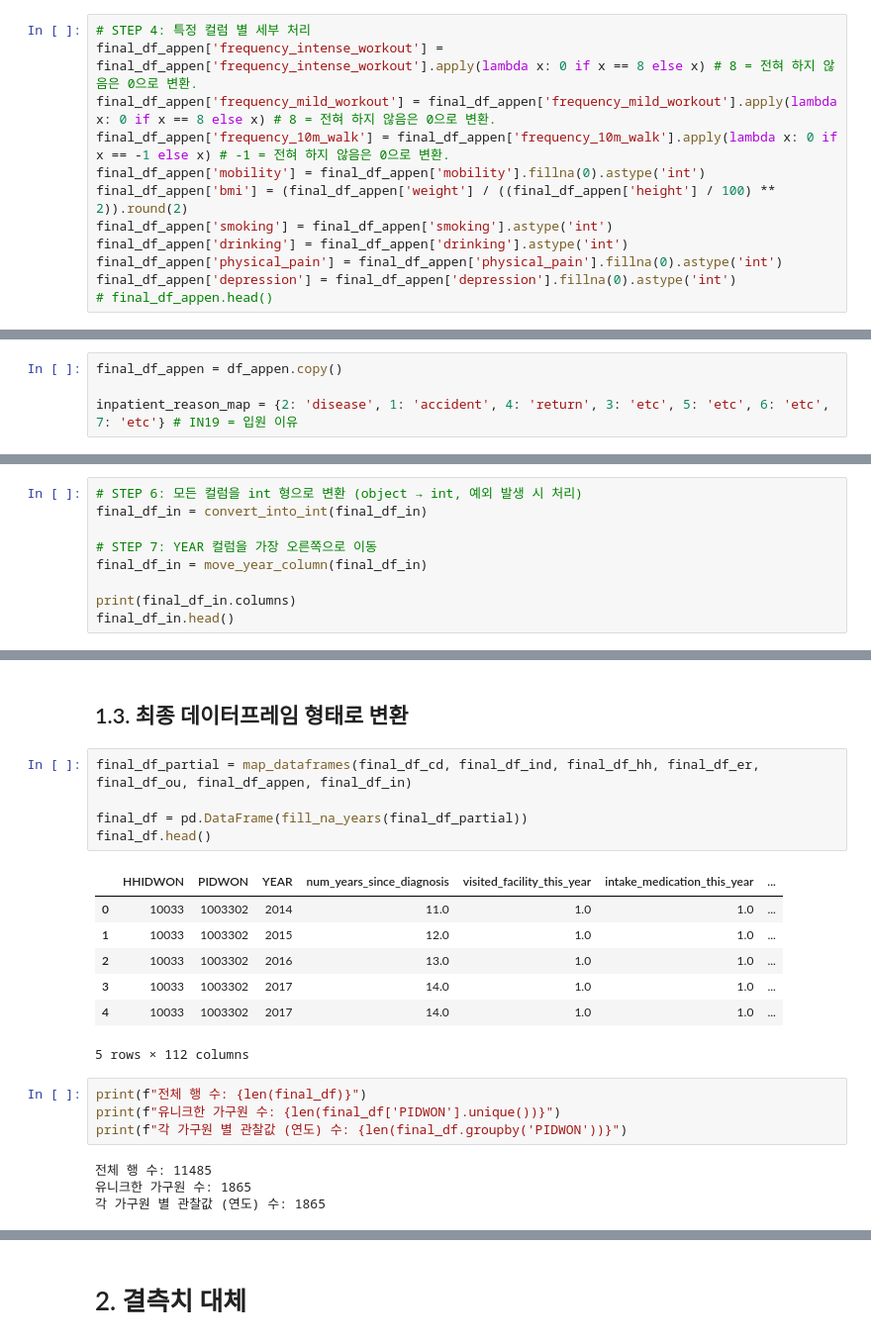
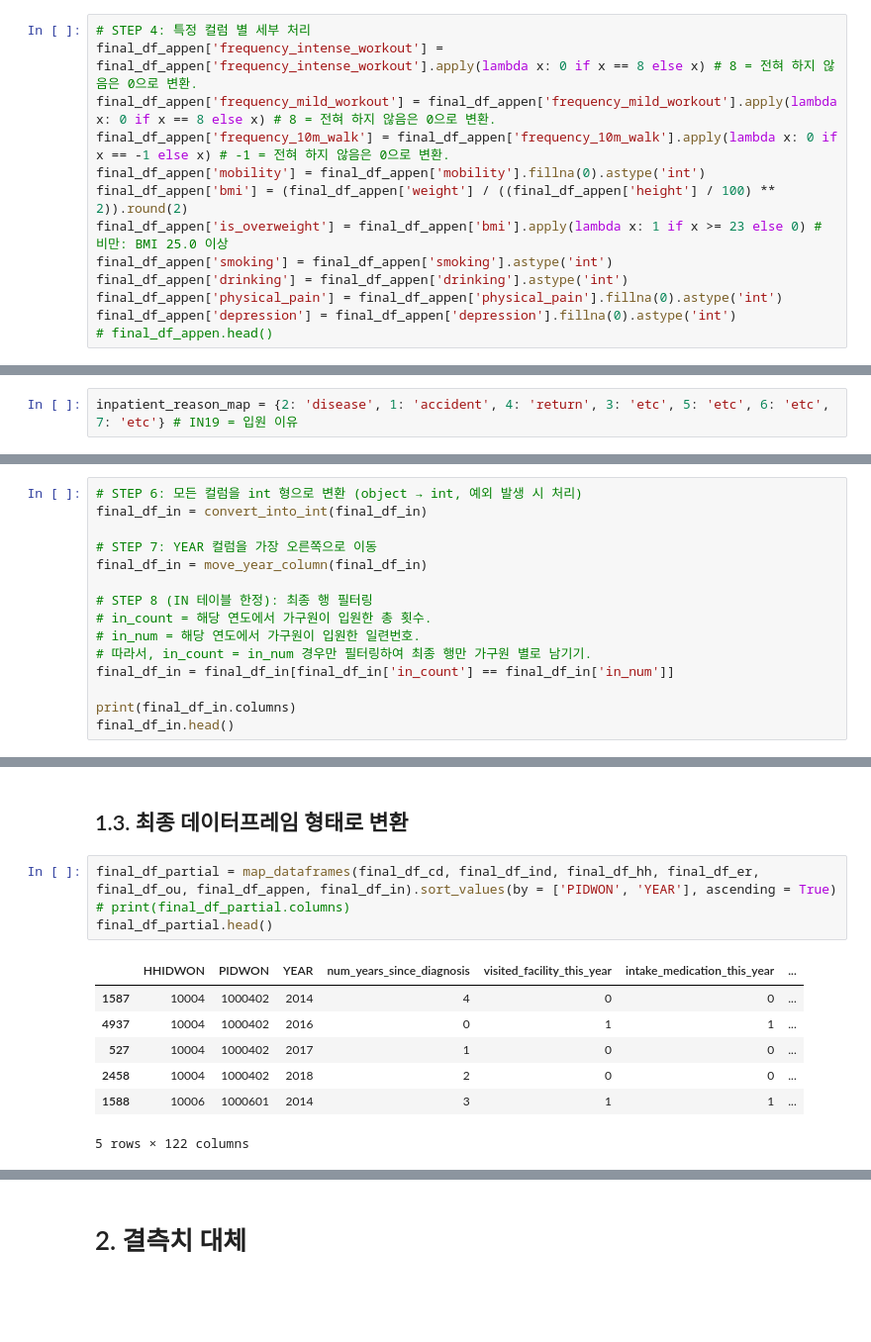
Before and after one commit to hyun-ko-DS/MedExpensePrediction, a Jupyter notebook: main.ipynb, the cells around one changed output, grey strips where cells are left out. Shown at 99% size. Drawn from its saved outputs; the diff is of its cells as text; blank space fills up the shorter version.

```diff
--- a/main.ipynb
+++ b/main.ipynb
@@ -899,6 +834,7 @@ final_df_appen['frequency_mild_workout'] = final_df_appen['frequency_mild_workou
 final_df_appen['frequency_10m_walk'] = final_df_appen['frequency_10m_walk'].apply(lambda x: 0 if x == -1 else x) # -1 = 전혀 하지 않음은 0으로 변환.
 final_df_appen['mobility'] = final_df_appen['mobility'].fillna(0).astype('int')
 final_df_appen['bmi'] = (final_df_appen['weight'] / ((final_df_appen['height'] / 100) ** 2)).round(2)
+final_df_appen['is_overweight'] = final_df_appen['bmi'].apply(lambda x: 1 if x >= 23 else 0) # 비만: BMI 25.0 이상
 final_df_appen['smoking'] = final_df_appen['smoking'].astype('int')
 final_df_appen['drinking'] = final_df_appen['drinking'].astype('int')
 final_df_appen['physical_pain'] = final_df_appen['physical_pain'].fillna(0).astype('int')
@@ -1009,8 +946,6 @@ df_in = filtered_df_in[columns_in]
 final_df_in = df_in.copy()
 # final_df_in.head()
 # %%
-final_df_appen = df_appen.copy()
-
 inpatient_reason_map = {2: 'disease', 1: 'accident', 4: 'return', 3: 'etc', 5: 'etc', 6: 'etc', 7: 'etc'} # IN19 = 입원 이유
 # %%
 map_cols = ['IN19']
@@ -1040,6 +975,12 @@ final_df_in = convert_into_int(final_df_in)
 # STEP 7: YEAR 컬럼을 가장 오른쪽으로 이동
 final_df_in = move_year_column(final_df_in)
 
+# STEP 8 (IN 테이블 한정): 최종 행 필터링
+# in_count = 해당 연도에서 가구원이 입원한 총 횟수.
+# in_num = 해당 연도에서 가구원이 입원한 일련번호.
+# 따라서, in_count = in_num 경우만 필터링하여 최종 행만 가구원 별로 남기기.
+final_df_in = final_df_in[final_df_in['in_count'] == final_df_in['in_num']]
+
 print(final_df_in.columns)
 final_df_in.head()
 # %% [output]
@@ -1056,23 +997,14 @@ Index(['HHIDWON', 'PIDWON', 'in_count', 'in_num', 'in_num_days',
 # %% [markdown]
 ## 1.3. 최종 데이터프레임 형태로 변환
 # %%
-final_df_partial = map_dataframes(final_df_cd, final_df_ind, final_df_hh, final_df_er, final_df_ou, final_df_appen, final_df_in)
-
-final_df = pd.DataFrame(fill_na_years(final_df_partial))
-final_df.head()
+final_df_partial = map_dataframes(final_df_cd, final_df_ind, final_df_hh, final_df_er, final_df_ou, final_df_appen, final_df_in).sort_values(by = ['PIDWON', 'YEAR'], ascending = True)
+# print(final_df_partial.columns)
+final_df_partial.head()
 # %% [output]
 |  | HHIDWON | PIDWON | YEAR | num_years_since_diagnosis | visited_facility_this_year | intake_medication_this_year | ... |
-| 0 | 10033 | 1003302 | 2014 | 11.0 | 1.0 | 1.0 | ... |
-| 1 | 10033 | 1003302 | 2015 | 12.0 | 1.0 | 1.0 | ... |
-| 2 | 10033 | 1003302 | 2016 | 13.0 | 1.0 | 1.0 | ... |
-| 3 | 10033 | 1003302 | 2017 | 14.0 | 1.0 | 1.0 | ... |
-| 4 | 10033 | 1003302 | 2017 | 14.0 | 1.0 | 1.0 | ... |
+| 1587 | 10004 | 1000402 | 2014 | 4 | 0 | 0 | ... |
+| 4937 | 10004 | 1000402 | 2016 | 0 | 1 | 1 | ... |
+| 527 | 10004 | 1000402 | 2017 | 1 | 0 | 0 | ... |
+| 2458 | 10004 | 1000402 | 2018 | 2 | 0 | 0 | ... |
+| 1588 | 10006 | 1000601 | 2014 | 3 | 1 | 1 | ... |
-5 rows × 112 columns
+5 rows × 122 columns
-# %%
-print(f"전체 행 수: {len(final_df)}")
-print(f"유니크한 가구원 수: {len(final_df['PIDWON'].unique())}")
-print(f"각 가구원 별 관찰값 (연도) 수: {len(final_df.groupby('PIDWON'))}")
-# %% [output]
-전체 행 수: 11485
-유니크한 가구원 수: 1865
-각 가구원 별 관찰값 (연도) 수: 1865
```
Also changed, not shown: parts of 47 cells of this notebook, 4 other files.
